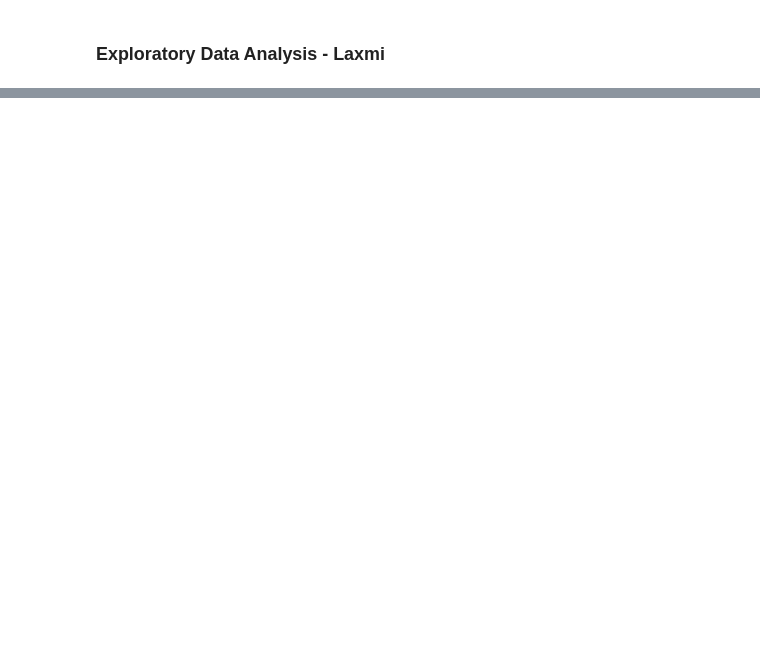
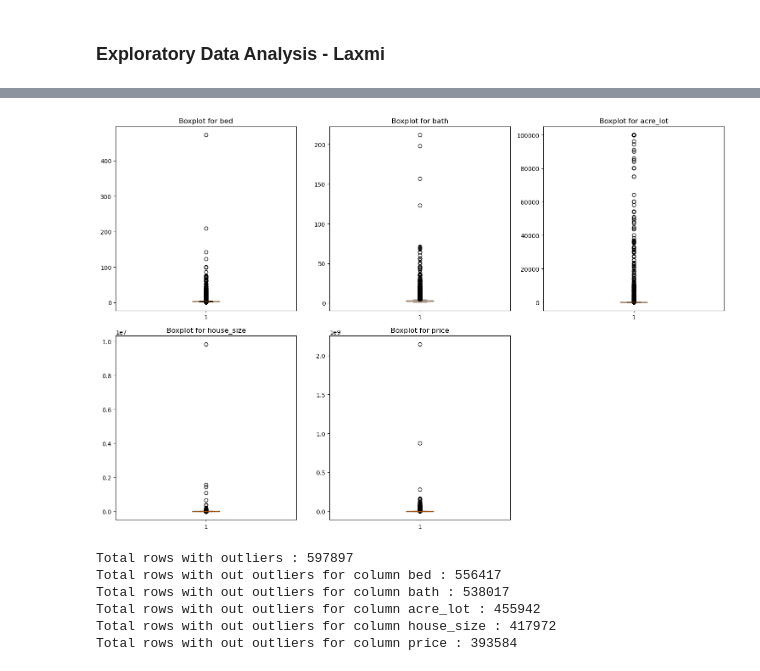
Before and after one commit to oxayavongsa/aai-501-final-team-4, a Jupyter notebook: Final Team 4 Real Estate.ipynb, the cells around one changed output, grey strips where cells are left out. Saved outputs shown, nothing was run; the diff lists cells and outputs as text; code cells hidden in the pictures; blank space fills up the shorter version.

```diff
--- a/Final Team 4 Real Estate.ipynb
+++ b/Final Team 4 Real Estate.ipynb
@@ -15,7 +16,7 @@ print(df.head())
 print(df.info())
 
 # Remove columns that are irrelavant
-df.drop(['status', 'prev_sold_date'], axis=1, inplace=True)
+df.drop(['status', 'prev_sold_date', 'zip_code'], axis=1, inplace=True)
 
 # Handle missing values for numerical columns by imputing with the median
 numerical_columns = ['bed', 'bath', 'acre_lot', 'house_size', 'price']
@@ -53,0 +94,6 @@ None
+# %%
+# Remove duplicate rows
+print(df.duplicated().sum())
+df_filtered = df.copy()
+df_filtered.drop_duplicates(inplace=True)
+print(df_filtered.duplicated().sum())
@@ -53,0 +127,62 @@ None
+# %%
+# Check for outliers with boxplot for numerical columns
+
+# Create a figure and a 2x3 grid of subplots
+fig, axs = plt.subplots(2, 3, figsize=(15, 10))
+
+# Plot data on the first 5 subplots
+axs[0, 0].boxplot(df_filtered[numerical_columns[0]])
+axs[0, 0].set_title(f'Boxplot for {numerical_columns[0]}')
+
+axs[0, 1].boxplot(df_filtered[numerical_columns[1]])
+axs[0, 1].set_title(f'Boxplot for {numerical_columns[1]}')
+
+axs[0, 2].boxplot(df_filtered[numerical_columns[2]])
+axs[0, 2].set_title(f'Boxplot for {numerical_columns[2]}')
+
+axs[1, 0].boxplot(df_filtered[numerical_columns[3]])
+axs[1, 0].set_title(f'Boxplot for {numerical_columns[3]}')
+
+axs[1, 1].boxplot(df_filtered[numerical_columns[4]])
+axs[1, 1].set_title(f'Boxplot for {numerical_columns[4]}')
+
+# Remove the last (empty) subplot
+fig.delaxes(axs[1][2])
+
+# Display the figure with subplots
+plt.tight_layout()
+plt.show()
+# %% [output]
+[figure, added]
+# %%
+# Remove outliers for numerical columns
+
+# Print total number of rows in filtered dataframe
+print(f'Total rows with outliers : {df_filtered.shape[0]}')
+
+# Copy dataframe
+df_no_outliers = df_filtered.copy()
+
+# Loop through numerical columns
+for col in numerical_columns:
+    # Calculate IQR
+    Q1 = df_no_outliers[col].quantile(0.25)
+    Q3 = df_no_outliers[col].quantile(0.75)
+    IQR = Q3 - Q1
+
+    # Define bounds for outliers
+    lower_bound = Q1 - 1.5 * IQR
+    upper_bound = Q3 + 1.5 * IQR
+
+    # Remove outliers
+    df_no_outliers = df_no_outliers[(df_no_outliers[col] >= lower_bound) & (df_no_outliers[col] <= upper_bound)]
+
+    # Print total number of rows after removal of outliers
+    print(f'Total rows with out outliers for column {col} : {df_no_outliers.shape[0]}')
+# %% [output]
+Total rows with outliers : 597897
+Total rows with out outliers for column bed : 556417
+Total rows with out outliers for column bath : 538017
+Total rows with out outliers for column acre_lot : 455942
+Total rows with out outliers for column house_size : 417972
+Total rows with out outliers for column price : 393584
```
Also changed, not shown: parts of 14 cells of this notebook.
